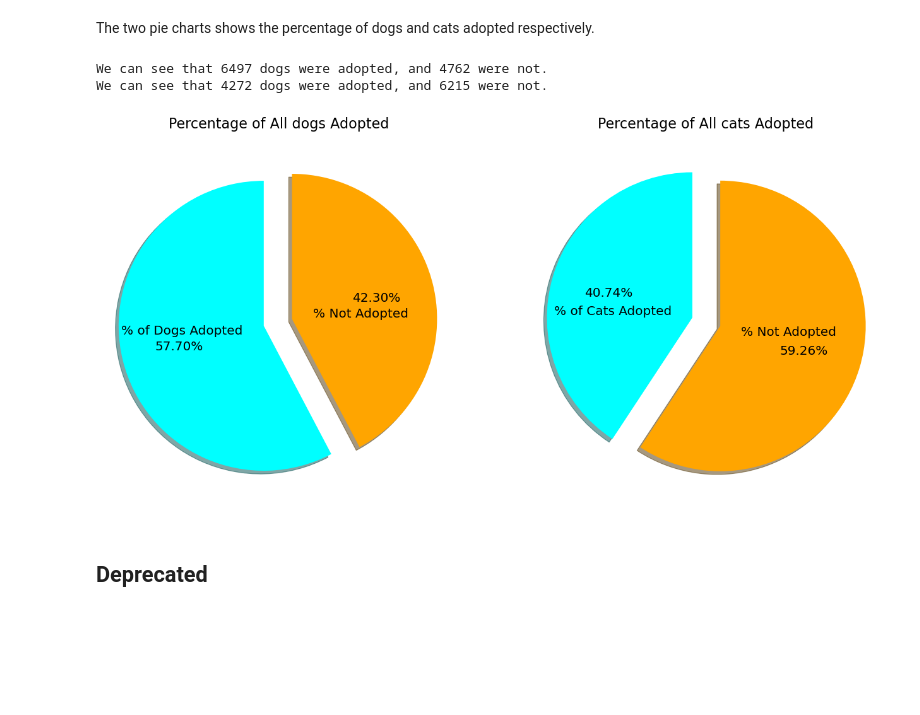
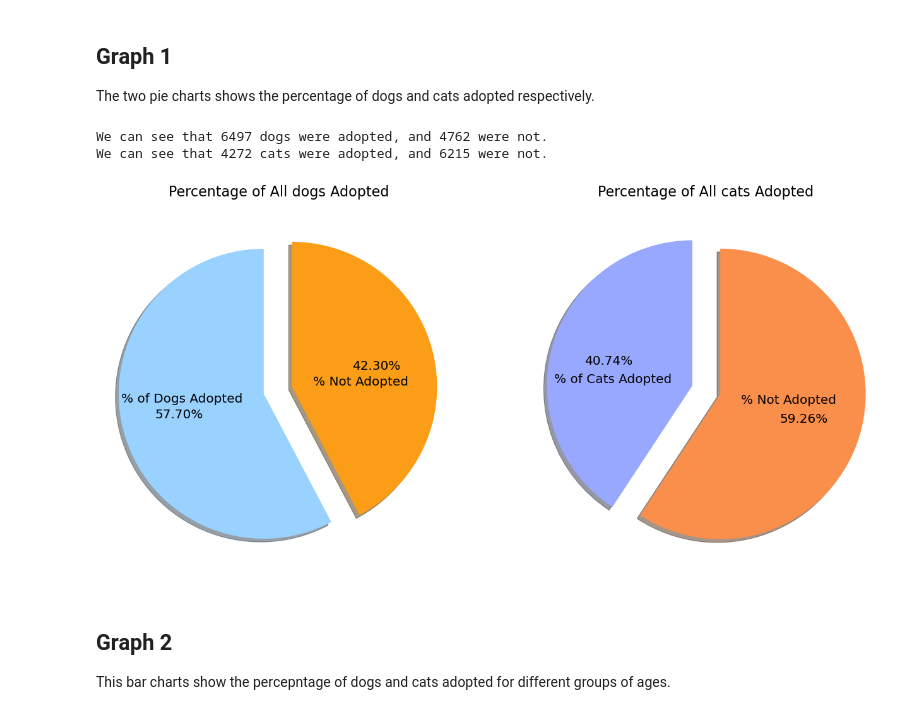
Before and after one commit to shi123lin/CMSC320Fall2022, a Jupyter notebook: final_project.ipynb, the cells around one changed output. Drawn from its saved outputs; the diff is of its cells as text; code cells hidden in the pictures; blank space fills up the shorter version.

```diff
--- a/final_project.ipynb
+++ b/final_project.ipynb
@@ -33,12 +77,17 @@ df.drop("OutcomeSubtype", axis = 1, inplace=True)
 df.drop(df[df.OutcomeType == "Died"].index, inplace=True)
 df.drop(df[df.OutcomeType == "Return_to_owner"].index, inplace=True)
 
-# add a column to show whether the animal was adopted
-df["Adopted"] = df.apply(lambda row: row["OutcomeType"] == "Adoption", axis=1)
+# add a column to show whether the animal was adopted, 1 indicates True and 0 indicates False
+df["Adopted"] = df.apply(lambda row: 1 if row["OutcomeType"] == "Adoption" else 0 , axis=1)
 
-# change age to days, assume there are 365 days in a year and 30 days in a month.
+# change column names
 df.rename({"AgeuponOutcome": "AgeuponOutcome(day)"}, axis=1, inplace=True)
+df.rename({"DateTime": "Season"}, axis=1, inplace=True)
+
+# iterate through the dataframe to process the data
 for index, row in df.iterrows():
+
+    # change age to days, assume there are 365 days in a year and 30 days in a month.
     try:
         num = int(re.compile(r"[0-9]+").match(row["AgeuponOutcome(day)"]).group(0))
 
@@ -54,7 +103,14 @@ for index, row in df.iterrows():
         continue
         # there are about 20 missing data
 
-#Creat age bins
-df['Age Group'] = df["AgeuponOutcome(day)"].apply(get_age_group)
-df.head()
+    # change datetime to season
+    # Spring = 1, Summer = 2, Autumn = 3, Winter = 4
+    df.at[index,"Season"] = date_to_season(row["Season"])
+
+
+# Create age bins
+df['AgeGroup'] = df["AgeuponOutcome(day)"].apply(get_age_group)
+
+# show the cleaned dataframe
+display(df)
 # %% [output]
@@ -76 +142,4 @@ cats = grouped.get_group("Cat")
+# %%
+dogs['Breed'] = dogs.Breed.str.replace(r'(^.*/.*$)', 'Mutt', regex=True)
+#dogs.loc['Breed'] = dogs['Breed'].str.replace(r'(^.*/.*$)', 'Mutt')
 # %%
@@ -133,40 +181,39 @@ See the caveats in the documentation: https://pandas.pydata.org/pandas-docs/stab
 # %% [markdown]
+## Graph 1
 The two pie charts shows the percentage of dogs and cats adopted respectively.
 # %%
 adopt_dog = dogs["Adopted"].value_counts()
-print("We can see that", adopt_dog[True] , "dogs were adopted, and",
-      adopt_dog[False], "were not.")
+print("We can see that", adopt_dog[1] , "dogs were adopted, and",
+      adopt_dog[0], "were not.")
 
 adopt_cat = cats["Adopted"].value_counts()
-print("We can see that", adopt_cat[True], "dogs were adopted, and",
-            adopt_cat[False], "were not.")
+print("We can see that", adopt_cat[1], "cats were adopted, and",
+            adopt_cat[0], "were not.")
 
 figure(figsize=(20, 10), dpi=80)
 
 #Dogs vs Cats Pie Charts
 
 # plot for dogs
 labels= ['% of Dogs Adopted', '% Not Adopted']
-colors=['cyan', 'orange']
-sizes = [adopt_dog[True], adopt_dog[False]]
+sizes = [adopt_dog[1], adopt_dog[0]]
 ax = plt.subplot(1,2,1)
-plt.pie(sizes,labels=labels, colors=colors, startangle=90, shadow=True,explode=(0.1, 0.1), autopct='%1.2f%%',
+plt.pie(sizes,labels=labels, colors=["#99d1ff", "#fc9d17"], startangle=90, shadow=True,explode=(0.1, 0.1), autopct='%1.2f%%',
         textprops={'fontsize': 18}, labeldistance= 0.15)
 plt.title('Percentage of All dogs Adopted', fontsize = '20')
 plt.axis('equal')
 
 # plot for cats
 labels= ['% of Cats Adopted', '% Not Adopted']
-colors=['cyan', 'orange']
-sizes = [adopt_cat[True], adopt_cat[False]]
+sizes = [adopt_cat[1], adopt_cat[0]]
 ax = plt.subplot(1,2,2)
-plt.pie(sizes,labels=labels, colors=colors, startangle=90, shadow=True,explode=(0.1, 0.1), autopct='%1.2f%%',
+plt.pie(sizes,labels=labels, colors=["#99a8ff", "#fa8e4b"], startangle=90, shadow=True,explode=(0.1, 0.1), autopct='%1.2f%%',
         textprops={'fontsize': 18}, labeldistance= 0.15)
 plt.title('Percentage of All cats Adopted', fontsize = '20')
 plt.axis('equal')
 
 plt.show()
 # %% [output]
 We can see that 6497 dogs were adopted, and 4762 were not.
-We can see that 4272 dogs were adopted, and 6215 were not.
+We can see that 4272 cats were adopted, and 6215 were not.
-[figure, old version]
+[figure, new version]
@@ -175,2 +219,0 @@ dogs.head()
-# %% [markdown]
-## Deprecated
@@ -232,0 +220,3 @@ plt.show()
+# %% [markdown]
+## Graph 2
+This bar charts show the percepntage of dogs and cats adopted for different groups of ages.
```
Also changed, not shown: parts of 33 cells of this notebook.
